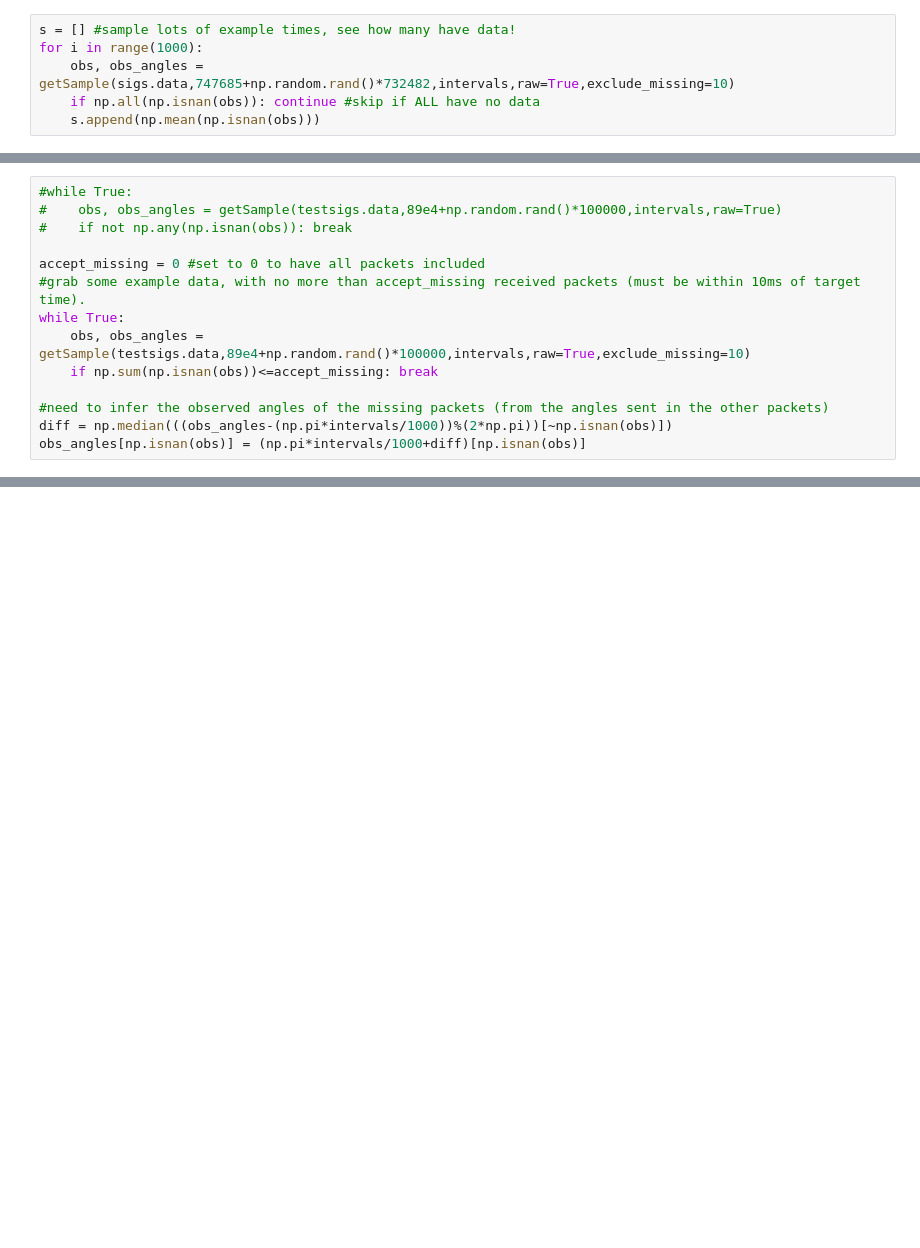
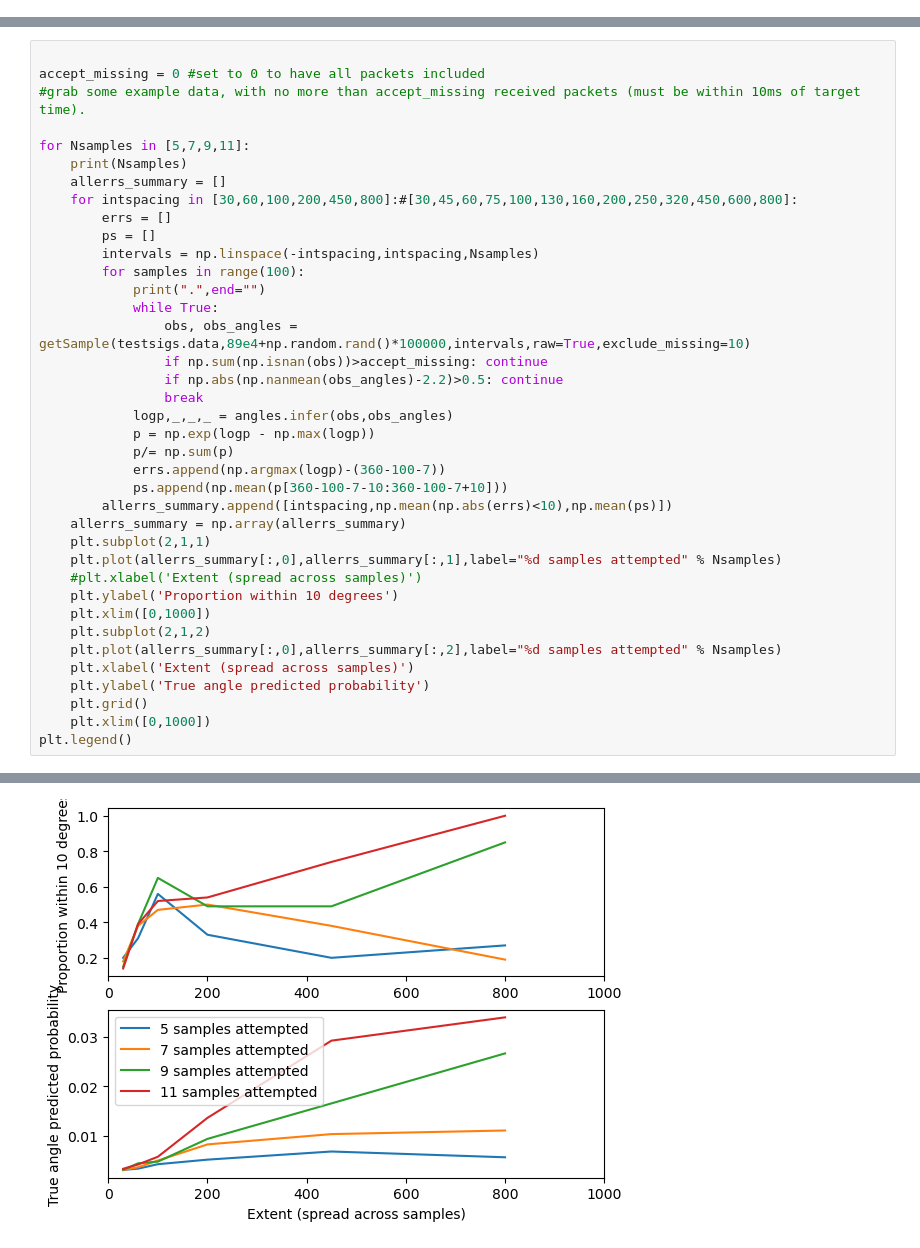
Before and after one commit to SheffieldMLtracking/BLEanalysis, a Jupyter notebook: jupyter/Angle Inference.ipynb, the cells around one changed output, grey strips where cells are left out. Saved outputs shown, nothing was run; the diff lists cells and outputs as text; blank space fills up the shorter version.

```diff
--- a/jupyter/Angle Inference.ipynb
+++ b/jupyter/Angle Inference.ipynb
@@ -28,6 +25,0 @@ intervals = np.array([-100,-50,0,50,100])
-# %%
-s = [] #sample lots of example times, see how many have data!
-for i in range(1000):
-    obs, obs_angles = getSample(sigs.data,747685+np.random.rand()*732482,intervals,raw=True,exclude_missing=10)
-    if np.all(np.isnan(obs)): continue #skip if ALL have no data
-    s.append(np.mean(np.isnan(obs)))
@@ -38,14 +25,0 @@ print("%0.1f%% of packets missing (with inclusion criteria to be received with 1
-# %%
-#while True:
-#    obs, obs_angles = getSample(testsigs.data,89e4+np.random.rand()*100000,intervals,raw=True)
-#    if not np.any(np.isnan(obs)): break
-
-accept_missing = 0 #set to 0 to have all packets included
-#grab some example data, with no more than accept_missing received packets (must be within 10ms of target time).
-while True:
-    obs, obs_angles = getSample(testsigs.data,89e4+np.random.rand()*100000,intervals,raw=True,exclude_missing=10)
-    if np.sum(np.isnan(obs))<=accept_missing: break
-
-#need to infer the observed angles of the missing packets (from the angles sent in the other packets)
-diff = np.median(((obs_angles-(np.pi*intervals/1000))%(2*np.pi))[~np.isnan(obs)])
-obs_angles[np.isnan(obs)] = (np.pi*intervals/1000+diff)[np.isnan(obs)]
@@ -127,0 +130,39 @@ plt.vlines(obs_angles,-85,-70,'k')
+# %%
+
+accept_missing = 0 #set to 0 to have all packets included
+#grab some example data, with no more than accept_missing received packets (must be within 10ms of target time).
+
+for Nsamples in [5,7,9,11]:
+    print(Nsamples)
+    allerrs_summary = []
+    for intspacing in [30,60,100,200,450,800]:#[30,45,60,75,100,130,160,200,250,320,450,600,800]:
+        errs = []
+        ps = []
+        intervals = np.linspace(-intspacing,intspacing,Nsamples)
+        for samples in range(100):
+            print(".",end="")
+            while True:
+                obs, obs_angles = getSample(testsigs.data,89e4+np.random.rand()*100000,intervals,raw=True,exclude_missing=10)
+                if np.sum(np.isnan(obs))>accept_missing: continue
+                if np.abs(np.nanmean(obs_angles)-2.2)>0.5: continue
+                break
+            logp,_,_,_ = angles.infer(obs,obs_angles)
+            p = np.exp(logp - np.max(logp))
+            p/= np.sum(p)
+            errs.append(np.argmax(logp)-(360-100-7))
+            ps.append(np.mean(p[360-100-7-10:360-100-7+10]))
+        allerrs_summary.append([intspacing,np.mean(np.abs(errs)<10),np.mean(ps)])
+    allerrs_summary = np.array(allerrs_summary)
+    plt.subplot(2,1,1)
+    plt.plot(allerrs_summary[:,0],allerrs_summary[:,1],label="%d samples attempted" % Nsamples)
+    #plt.xlabel('Extent (spread across samples)')
+    plt.ylabel('Proportion within 10 degrees')
+    plt.xlim([0,1000])
+    plt.subplot(2,1,2)
+    plt.plot(allerrs_summary[:,0],allerrs_summary[:,2],label="%d samples attempted" % Nsamples)
+    plt.xlabel('Extent (spread across samples)')
+    plt.ylabel('True angle predicted probability')
+    plt.grid()
+    plt.xlim([0,1000])
+plt.legend()
+# %% [output]
@@ -127,0 +175 @@ plt.vlines(obs_angles,-85,-70,'k')
+[figure, added]
```
Also changed, not shown: parts of 22 cells of this notebook, 2 other files.
